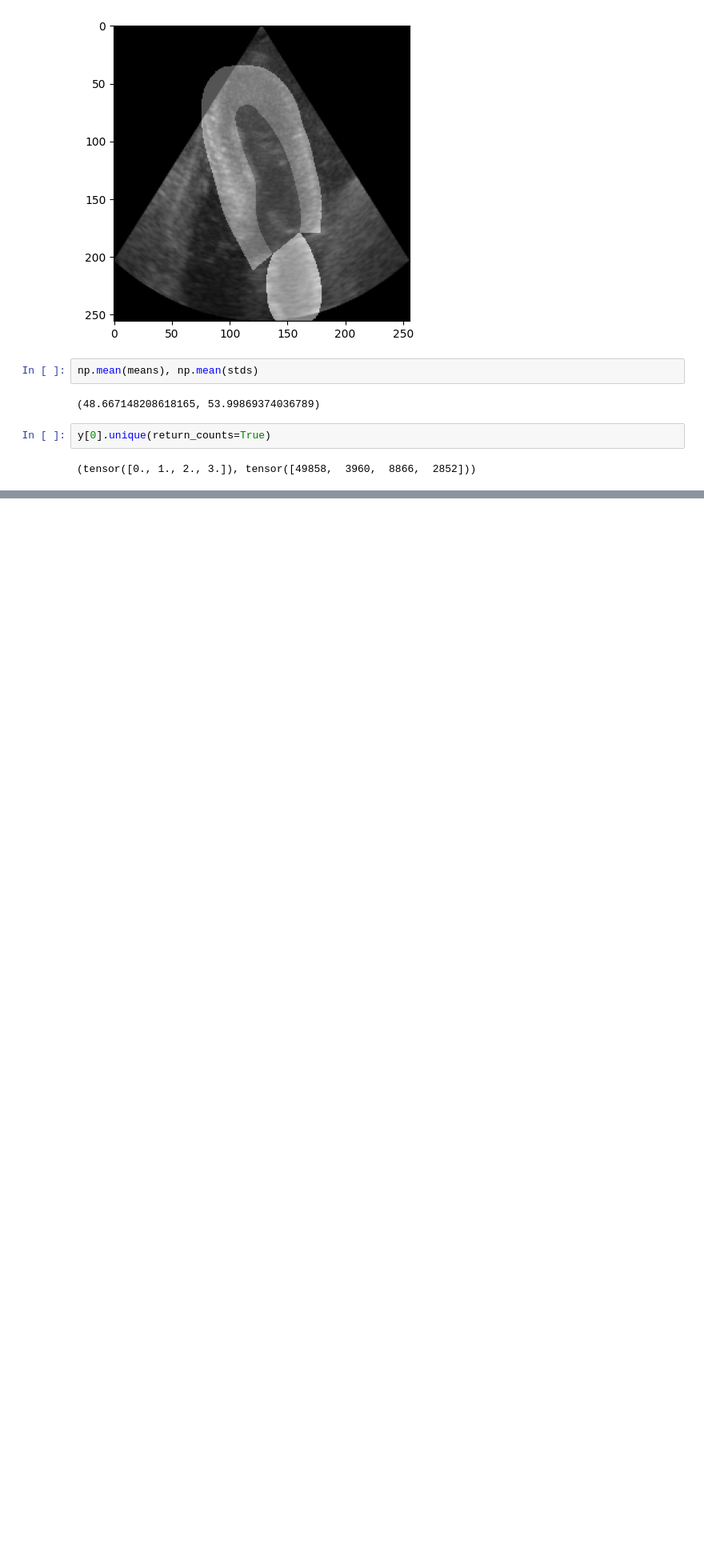
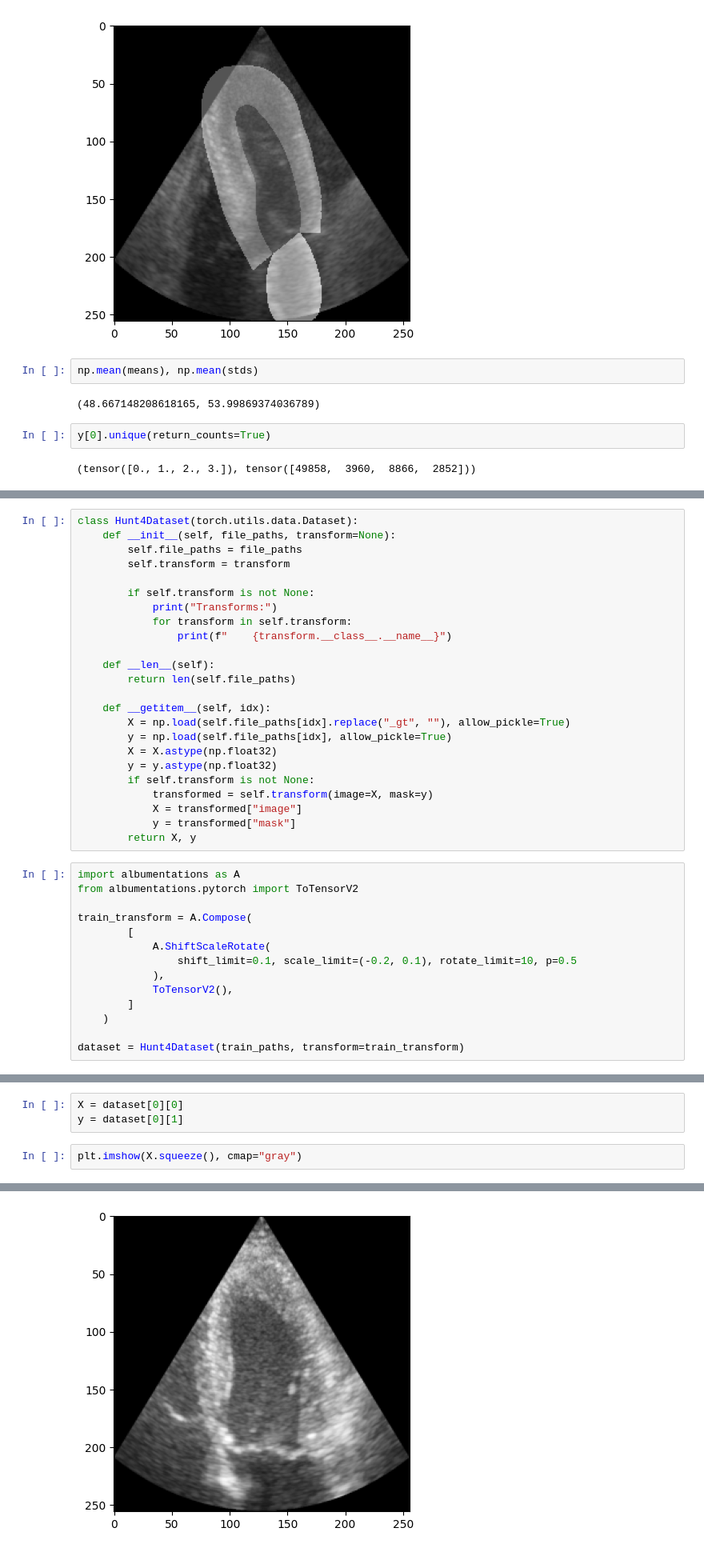
Before and after one commit to Anderzz/masters-thesis, a Jupyter notebook: unet1/data_loading/data_loader.ipynb, the cells around one changed output, grey strips where cells are left out. Shown at 80% size. Saved outputs shown, nothing was run; the diff lists cells and outputs as text; blank space fills up the shorter version.

Commit message:
add support for training on Hunt4

```diff
--- a/unet1/data_loading/data_loader.ipynb
+++ b/unet1/data_loading/data_loader.ipynb
@@ -210,0 +238,38 @@ torch.Size([3250])
+# %%
+class Hunt4Dataset(torch.utils.data.Dataset):
+    def __init__(self, file_paths, transform=None):
+        self.file_paths = file_paths
+        self.transform = transform
+
+        if self.transform is not None:
+            print("Transforms:")
+            for transform in self.transform:
+                print(f"    {transform.__class__.__name__}")
+
+    def __len__(self):
+        return len(self.file_paths)
+
+    def __getitem__(self, idx):
+        X = np.load(self.file_paths[idx].replace("_gt", ""), allow_pickle=True)
+        y = np.load(self.file_paths[idx], allow_pickle=True)
+        X = X.astype(np.float32)
+        y = y.astype(np.float32)
+        if self.transform is not None:
+            transformed = self.transform(image=X, mask=y)
+            X = transformed["image"]
+            y = transformed["mask"]
+        return X, y
+# %%
+import albumentations as A
+from albumentations.pytorch import ToTensorV2
+
+train_transform = A.Compose(
+        [
+            A.ShiftScaleRotate(
+                shift_limit=0.1, scale_limit=(-0.2, 0.1), rotate_limit=10, p=0.5
+            ),
+            ToTensorV2(),
+        ]
+    )
+
+dataset = Hunt4Dataset(train_paths, transform=train_transform)
@@ -210,0 +280,6 @@ torch.Size([3250])
+# %%
+X = dataset[0][0]
+y = dataset[0][1]
+# %%
+plt.imshow(X.squeeze(), cmap="gray")
+# %% [output]
@@ -210,0 +287 @@ torch.Size([3250])
+[figure, added]
```
Also changed, not shown: parts of 10 cells of this notebook, 9 other files.
